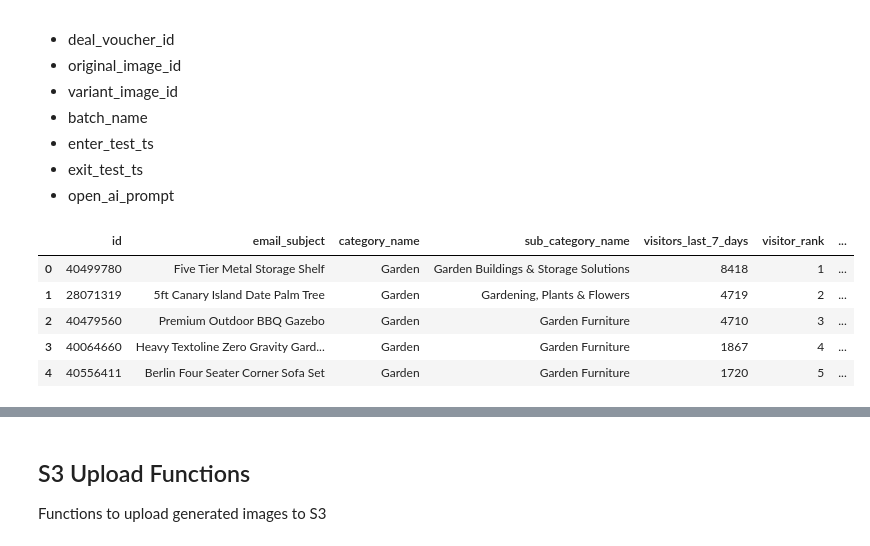
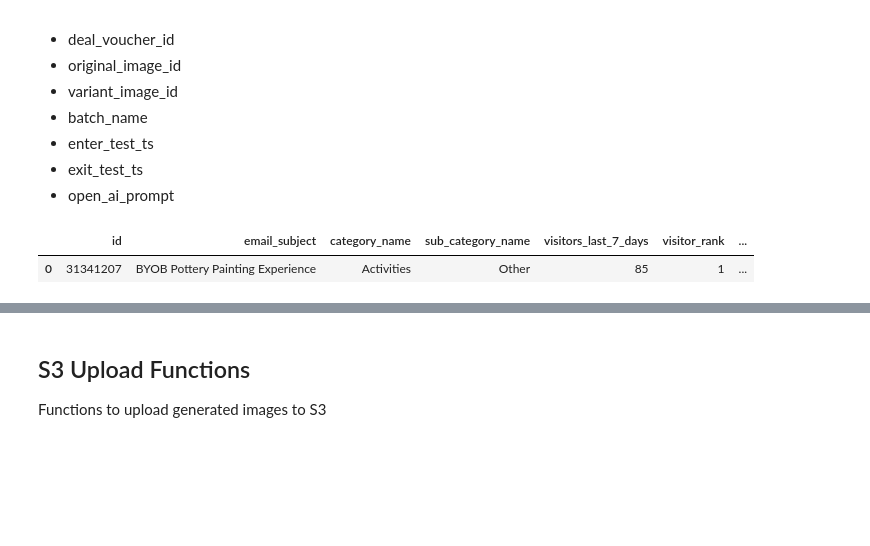
Before and after one commit to oatesewow/ai-images, a Jupyter notebook: generate_variants.ipynb, the cells around one changed output, grey strips where cells are left out. Drawn from its saved outputs; the diff is of its cells as text; code cells hidden in the pictures; blank space fills up the shorter version.

```diff
--- a/generate_variants.ipynb
+++ b/generate_variants.ipynb
@@ -81,45 +79,41 @@ SELECT
     CAST(dvi.id AS INTEGER) AS image_id_pos_0,
     'https://static.wowcher.co.uk/images/deal/' || dvi.deal_voucher_id || '/' || dvi.id || '.' || dvi.extension AS image_url_pos_0,
     dvi.extension
 FROM real.deal_voucher dv
-JOIN real.product p ON p.id = dv.id AND p.status_id = 1
-LEFT JOIN visitors v ON v.deal_id_evar = dv.id
+left JOIN real.product p ON p.id = dv.id AND p.status_id = 1
+JOIN visitors v ON v.deal_id_evar = dv.id
 LEFT JOIN real.deal_voucher_site dvs ON dvs.deal_voucher_id = dv.id
 LEFT JOIN real.deal_voucher_image dvi ON dvi.deal_voucher_id = dv.id AND dvi.position = 0
 LEFT JOIN real.deal_voucher_category dvc ON dvc.id = dv.category_id
 LEFT JOIN real.deal_voucher_sub_category dvsc ON dvsc.id = dv.sub_category_id
 LEFT JOIN real.site s ON s.id = dv.deal_location_id AND s.site_name = 'National Deal'
 WHERE trunc(dv.closing_date) >= trunc(sysdate)
 AND dv.currency = 'GBP'
 AND NOT EXISTS (
     SELECT 1
-    FROM temp.opt_image_variants oiv
-    WHERE oiv.deal_voucher_id = dv.id
-    AND (
-        ((batch_name ILIKE '%manual%' AND status IN (1,3,5))
-        OR (batch_name = 'OPEN AI Images' AND status IN (1,3))
-        OR (batch_name NOT IN ('Manual Opt', 'OPEN AI Images') AND status = 1)
+      FROM temp.opt_image_variants oiv
+      WHERE oiv.deal_voucher_id = dv.id
+      AND (
+      ((batch_name ILIKE '%manual%' AND status IN (1,3,5))
+        or (batch_name = 'OPEN AI Images' AND status IN (1,3))
+       OR (batch_name NOT IN ('Manual Opt', 'OPEN AI Images') AND status = 1)
         )
     )
 )
-and dvc.name = 'Garden'
-AND dvc.canonical_path_type = 'NATIONAL'
+and dv.id = 31341207
+--AND dvc.canonical_path_type = 'NATIONAL'
 GROUP BY dv.id, dv.email_subject, dvc.name, dvsc.name, dvi.id, dvi.deal_voucher_id, dvi.extension, v.visitors
 ORDER BY COALESCE(v.visitors, 0) DESC
 LIMIT 2000;
     """
 
     df = pd.read_sql(query, conn)
     conn.close()
 
     return df
 # Get deals to process
 deals_df = get_deals_for_processing()
 deals_df.head()
 # %% [output]
 |  | id | email_subject | category_name | sub_category_name | visitors_last_7_days | visitor_rank | ... |
-| 0 | 40499780 | Five Tier Metal Storage Shelf | Garden | Garden Buildings & Storage Solutions | 8418 | 1 | ... |
-| 1 | 28071319 | 5ft Canary Island Date Palm Tree | Garden | Gardening, Plants & Flowers | 4719 | 2 | ... |
-| 2 | 40479560 | Premium Outdoor BBQ Gazebo | Garden | Garden Furniture | 4710 | 3 | ... |
-| 3 | 40064660 | Heavy Textoline Zero Gravity Gard... | Garden | Garden Furniture | 1867 | 4 | ... |
-| 4 | 40556411 | Berlin Four Seater Corner Sofa Set | Garden | Garden Furniture | 1720 | 5 | ... |
+| 0 | 31341207 | BYOB Pottery Painting Experience | Activities | Other | 85 | 1 | ... |
```
Also changed, not shown: parts of 8 cells of this notebook, 1 other file.
